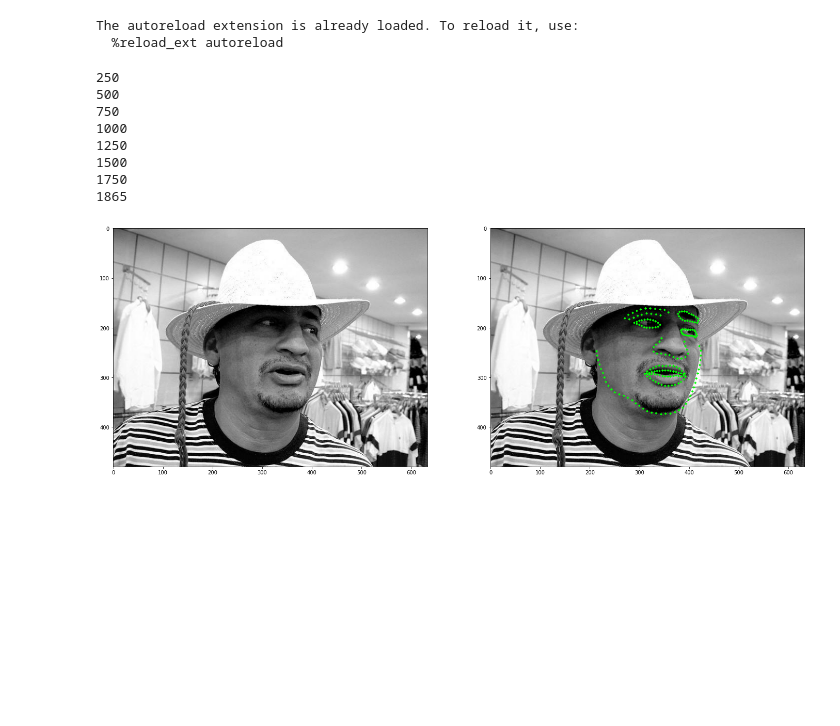
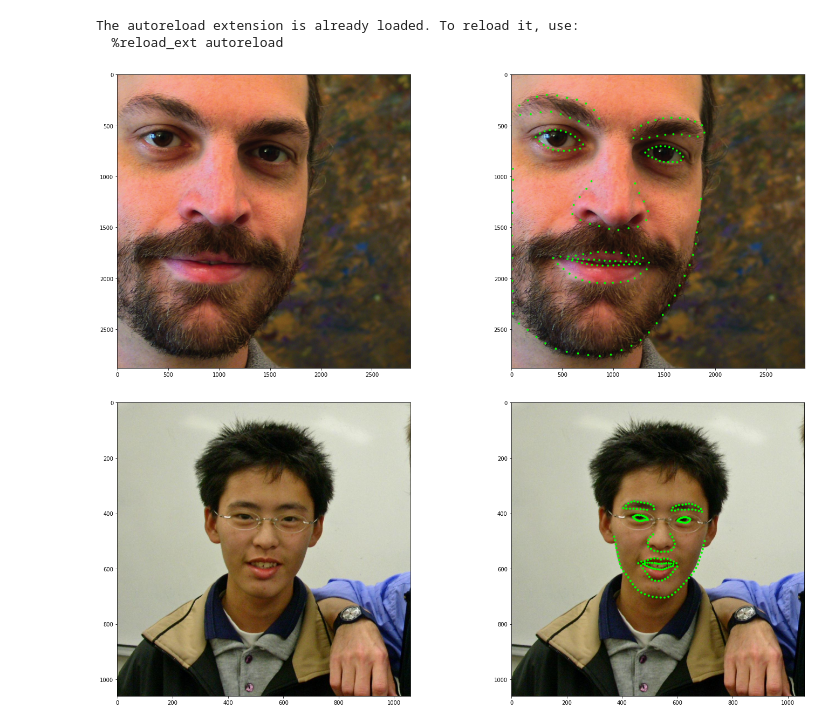
Before and after one commit to wiktorlazarski/face-morphing, a Jupyter notebook: notebooks/training/DataLoading.ipynb, the cells around one changed output. Drawn from its saved outputs; the diff is of its cells as text; code cells hidden in the pictures; blank space fills up the shorter version.

```diff
--- a/notebooks/training/DataLoading.ipynb
+++ b/notebooks/training/DataLoading.ipynb
@@ -22,30 +22,21 @@ DATASET_PATH = os.path.join(os.getcwd(), "data", "dataset", "train")
 # %%
 dataset = dl.HelenFaceMorphingDataset(dataset_root=DATASET_PATH)
 # %%
-img, key_points = dataset[48]
-img_with_keypoints = img.copy()
+def print_sample(index, dots_size = 5):
+    img, keypoints = dataset[index]
+    img_with_keypoints = img.copy()
 
-for iter in range(1,int((len(key_points)-1)/2)):
-    x, y = round(key_points[2*iter-1]), round(key_points[2*iter])
-    img_with_keypoints = cv2.circle(img_with_keypoints, (x, y), radius=2, color=(0,255,0), thickness=-1)
+    for (x, y) in keypoints:
+            img_with_keypoints = cv2.circle(img_with_keypoints, (int(x), int(y)), radius=dots_size, color=(0,255,0), thickness=-1)
 
-f, axis = plt.subplots(1, 2, figsize=(24, 10))
-axis[0].imshow(img)
-axis[1].imshow(img_with_keypoints)
-
-i = 1
-for load_img, load_key_points in dataset:
-    if i%250 == 0:
-        print(i)
-    i += 1
-print(i)
+    f, axis = plt.subplots(1, 2, figsize=(24, 10))
+    axis[0].imshow(img)
+    axis[1].imshow(img_with_keypoints)
-# %% [output]
-250
-500
-750
-1000
-1250
-1500
-1750
-1865
-[figure, removed]
+# %%
+print_sample(30, 10)
+# %% [output]
+[figure, added]
+# %%
+print_sample(44, 4)
+# %% [output]
+[figure, added]
```
Also changed, not shown: parts of 1 cell of this notebook, 7 other files.
